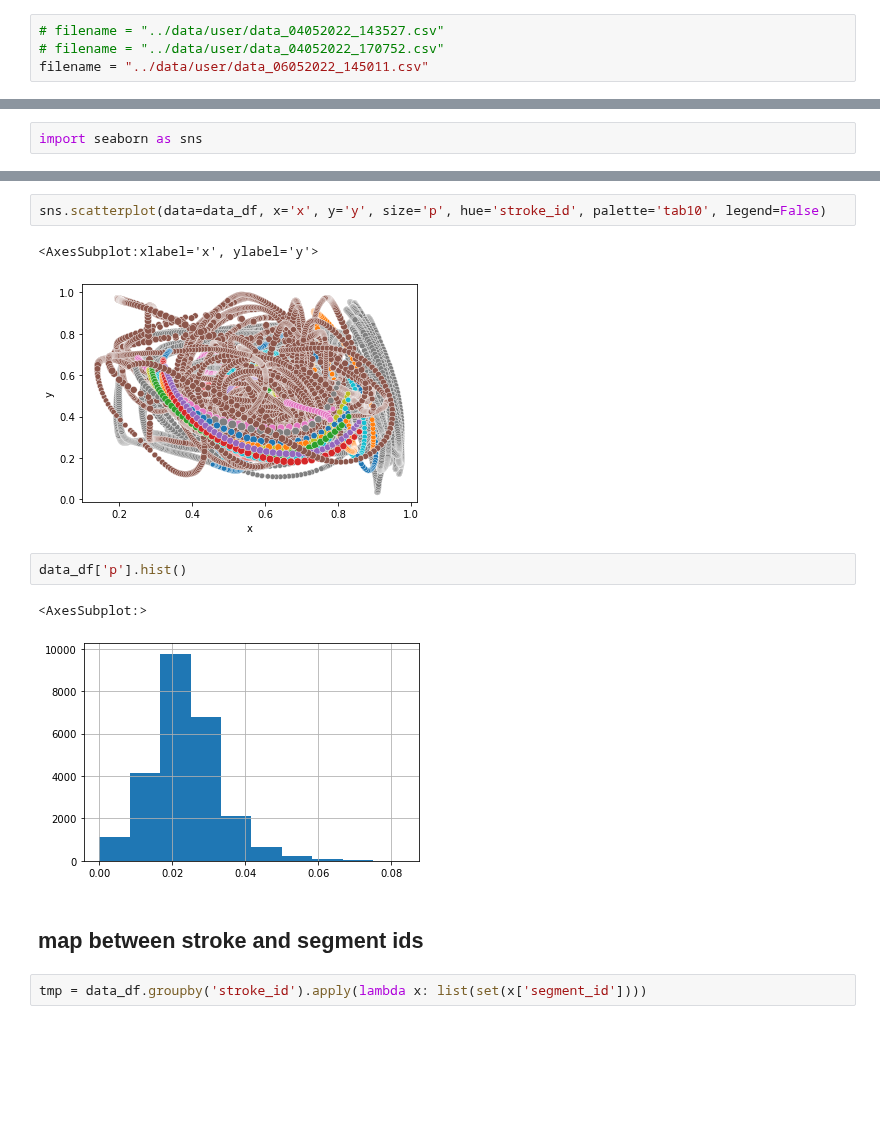
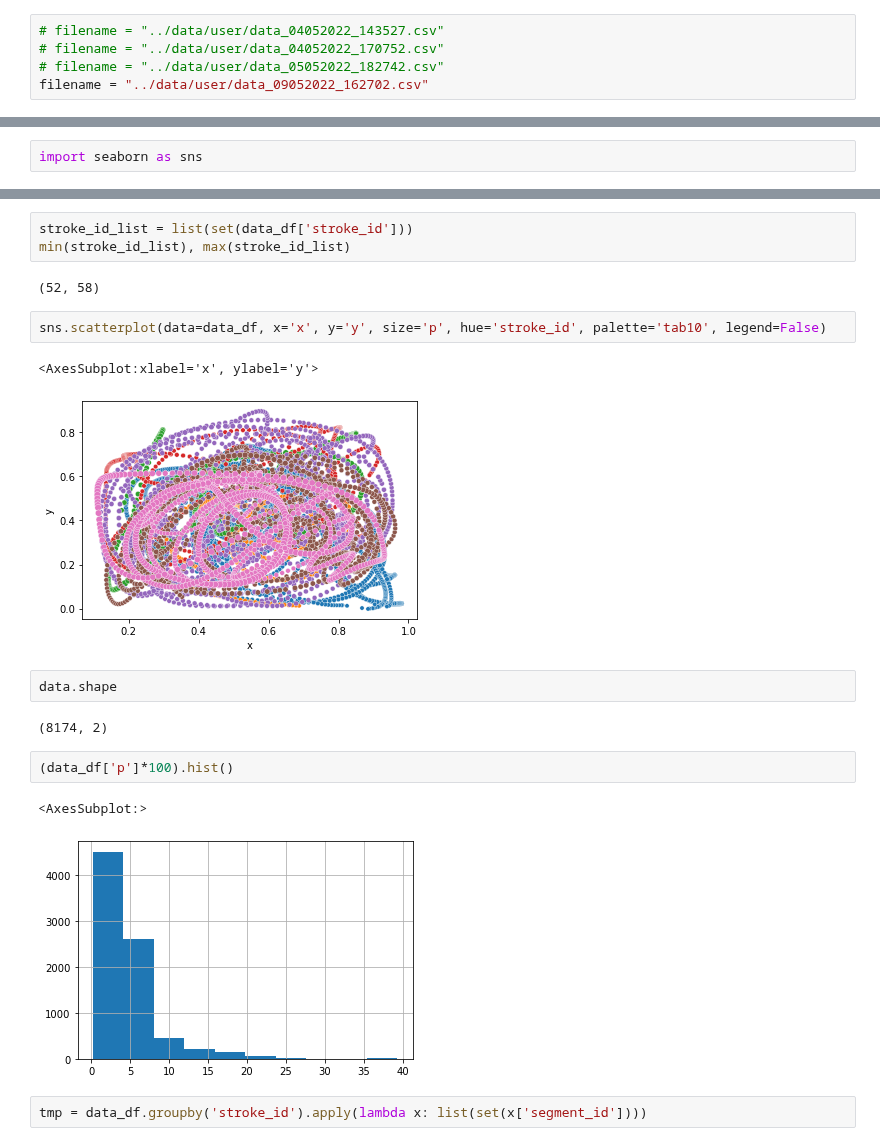
Before and after one commit to ircam-ismm/nime2022-elicitation-demo, a Jupyter notebook: notebooks/processing.ipynb, the cells around one changed output, grey strips where cells are left out. Saved outputs shown, nothing was run; the diff lists cells and outputs as text; blank space fills up the shorter version.

```diff
--- a/notebooks/processing.ipynb
+++ b/notebooks/processing.ipynb
@@ -8,7 +8,8 @@ processing = reload(processing)
 # %%
 # filename = "../data/user/data_04052022_143527.csv"
 # filename = "../data/user/data_04052022_170752.csv"
-filename = "../data/user/data_06052022_145011.csv"
+# filename = "../data/user/data_05052022_182742.csv"
+filename = "../data/user/data_09052022_162702.csv"
 # %% [markdown]
 ## all strokes
 # %%
@@ -51,15 +50,22 @@ import seaborn as sns
+# %%
+stroke_id_list = list(set(data_df['stroke_id']))
+min(stroke_id_list), max(stroke_id_list)
+# %% [output]
+(52, 58)
 # %%
 sns.scatterplot(data=data_df, x='x', y='y', size='p', hue='stroke_id', palette='tab10', legend=False)
 # %% [output]
 <AxesSubplot:xlabel='x', ylabel='y'>
-[figure, old version]
+[figure, new version]
+# %%
+data.shape
+# %% [output]
+(8174, 2)
 # %%
-data_df['p'].hist()
+(data_df['p']*100).hist()
 # %% [output]
 <AxesSubplot:>
-[figure, old version]
+[figure, new version]
-# %% [markdown]
-## map between stroke and segment ids
 # %%
 tmp = data_df.groupby('stroke_id').apply(lambda x: list(set(x['segment_id'])))
 # %%
```
Also changed, not shown: parts of 13 cells of this notebook, 6 other files.
